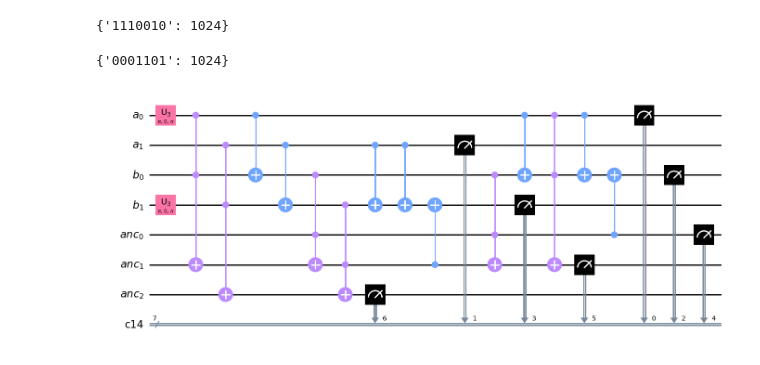
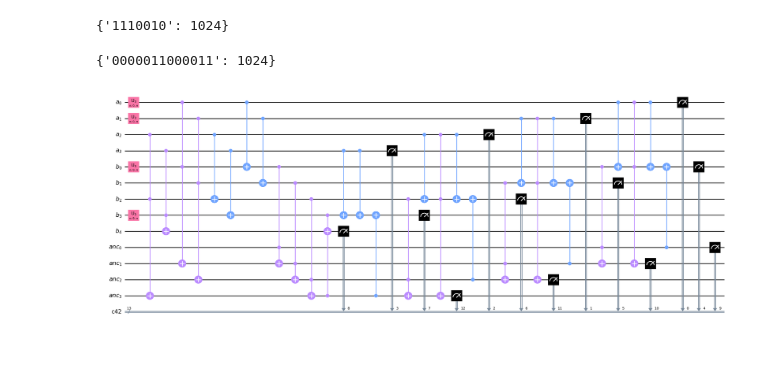
Before and after one commit to JuliuszSyrewicz/quantumFactorization, a Jupyter notebook: QFT.ipynb, the cells around one changed output. Cells and saved outputs as stored; diff of their text form; code cells hidden in the pictures.

Commit message:
Working n-bit adder prototype with registers as input (not implemented as a function yet)

```diff
--- a/QFT.ipynb
+++ b/QFT.ipynb
@@ -105,45 +105,56 @@ print(counts)
 {'1110010': 1024}
 # %%
 # rewrite the adder functions to work on registers
-n = 2
+n = 4
 N = 3*n+1
+
+
 reg_a = QuantumRegister(n, name="a")
-reg_b = QuantumRegister(n, name="b")
-reg_anc = QuantumRegister(n + 1, name="anc")
+reg_b = QuantumRegister(n + 1, name="b")
+reg_anc = QuantumRegister(n, name="anc")
 cr = ClassicalRegister(N)
 
 qc = QuantumCircuit(reg_a, reg_b, reg_anc, cr, name="{}-bit adder".format(n))
 
 qc.x(0)
-# qc.x(1)
+qc.x(1)
 # qc.x(2)
-qc.x(3)
+# qc.x(3)
+
+qc.x(4)
+# qc.x(5)
+# qc.x(6)
+qc.x(7)
 
 for i in range(n):
-    qc.append(twoBitCarry(), [reg_anc[i], reg_a[i], reg_b[i], reg_anc[i + 1]])
-qc.cnot(reg_a[-1], reg_b[-1])
+    try:
+        qc.append(twoBitCarry(), [reg_anc[i], reg_a[i], reg_b[i], reg_anc[i + 1]])
+    except:
+        qc.append(twoBitCarry(), [reg_anc[i], reg_a[i], reg_b[i], reg_b[i + 1]])
+qc.cnot(reg_a[-1], reg_b[-2])
 
 # sum_bitlist = [-4, -3, -2]
 # rev_carry_bitlist = [-7, -6, -5, -4]
 
-qc.append(twoBitSum(), [reg_anc[-2], reg_a[-1], reg_b[-1]])
+qc.append(twoBitSum(), [reg_anc[-1], reg_a[-1], reg_b[-2]])
 for i in range(n - 1):
     # qc.append(reverseTwoBitCarry(), [qr[x - 3 * i] for x in rev_carry_bitlist])
-    qc.append(reverseTwoBitCarry(), [reg_anc[-3 - 3*i], reg_a[-2 - 3*i], reg_b[-2 - 3*i], reg_anc[-2 - 3*i]])
-    qc.append(twoBitSum(), [reg_anc[-3 - 3*i], reg_a[-2 - 3*i], reg_b[-2 - 3*i]])
+    qc.append(reverseTwoBitCarry(), [reg_anc[-2 - i], reg_a[-2 - i], reg_b[-3 - i], reg_anc[-1 - i]])
+    qc.append(twoBitSum(), [reg_anc[-2 - i], reg_a[-2 - i], reg_b[-3 - i]])
 
 qc.draw(output="mpl", fold=-1) #, filename="circuits/{}-bitAdder.png".format(n))
 
 qc.measure(range(N), range(N))
+
 decomposed = qc.decompose(reps=1)
 #
 simulator = Aer.get_backend('qasm_simulator')
 job_sim = simulator.run(qk.transpile(qc, simulator), shots=1024)
 result_sim = job_sim.result()
 counts = result_sim.get_counts(qc)
 print(counts)
 
 decomposed.draw(output="mpl", fold=-1, filename="circuits/{}-bitAdderDecomposed.png".format(n))
 # %% [output]
-{'0001101': 1024}
+{'0000011000011': 1024}
-[figure, old version]
+[figure, new version]
```
